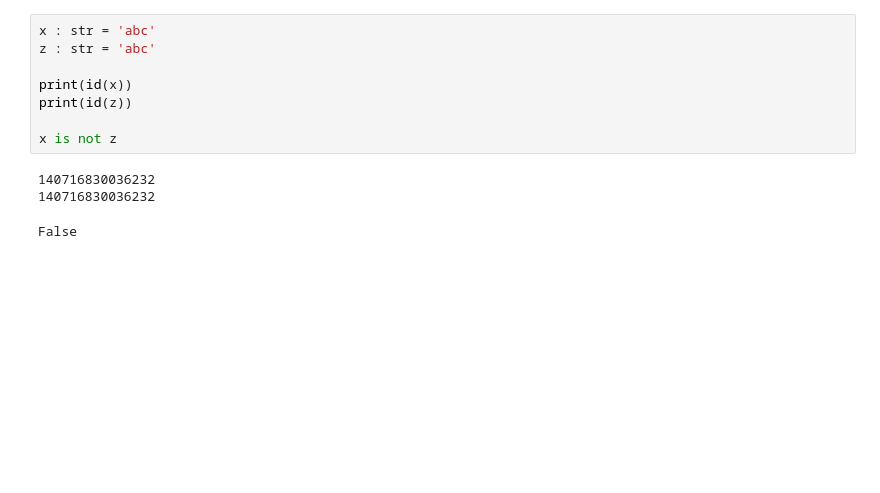
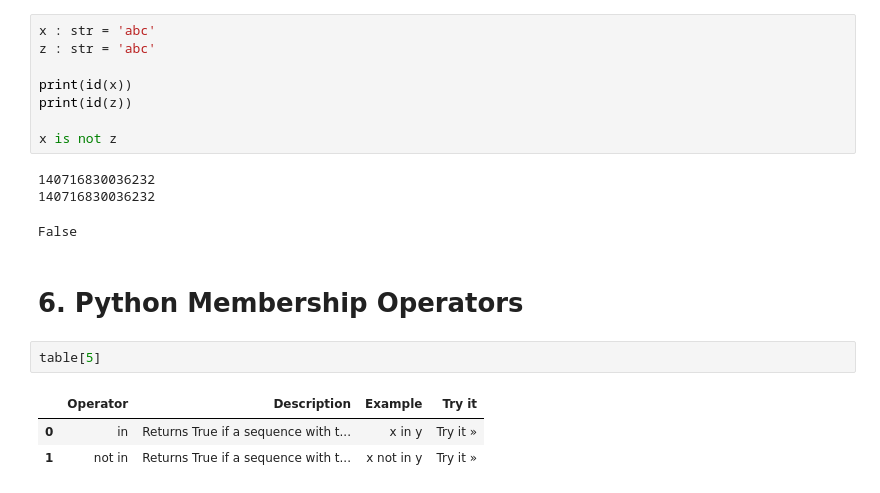
Before and after one commit to Irzamt/Python_Classes, a Jupyter notebook: class_03_operators/class_03.ipynb, the cells around one changed output. Drawn from its saved outputs; the diff is of its cells as text; blank space fills up the shorter version.

```diff
--- a/class_03_operators/class_03.ipynb
+++ b/class_03_operators/class_03.ipynb
@@ -387,3 +387,11 @@ x is not z
 140716830036232
 140716830036232
 False
+# %% [markdown]
+# 6. Python Membership Operators
+# %%
+table[5]
+# %% [output]
+|  | Operator | Description | Example | Try it |
+| 0 | in | Returns True if a sequence with t... | x in y | Try it » |
+| 1 | not in | Returns True if a sequence with t... | x not in y | Try it » |
```
Also changed, not shown: parts of 22 cells of this notebook.
